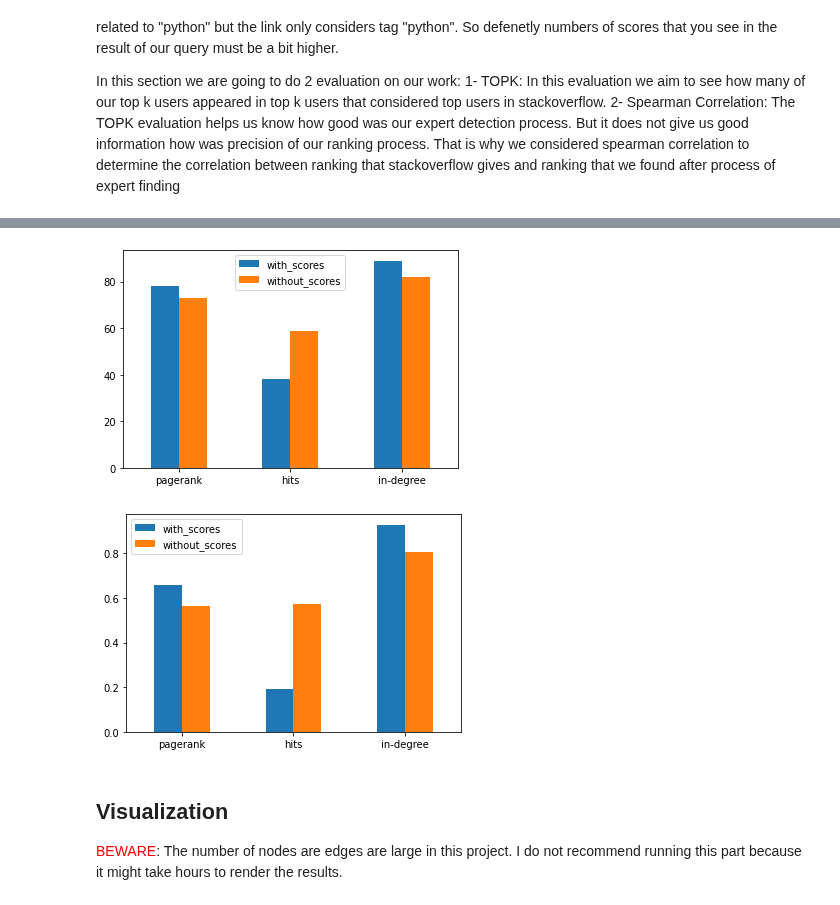
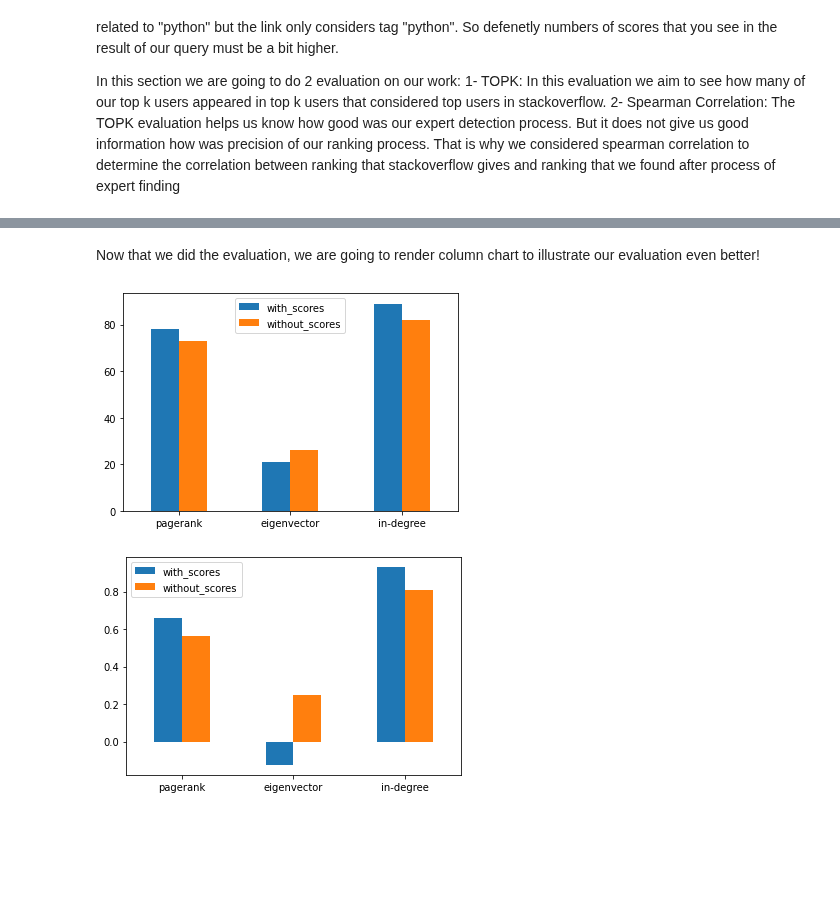
Before and after one commit to behnam7171/SocialWeb, a Jupyter notebook: research_project.ipynb, the cells around one changed output, grey strips where cells are left out. Drawn from its saved outputs; the diff is of its cells as text; code cells hidden in the pictures; blank space fills up the shorter version.

Commit message:
replace hits with eigenvector - renaming variables - extract expert users information

```diff
--- a/research_project.ipynb
+++ b/research_project.ipynb
@@ -299,44 +312,42 @@ Processed 50000 lines =  16:50:18
+# %% [markdown]
+Now that we did the evaluation, we are going to render column chart to illustrate our evaluation even better!
 # %%
 # data to plot
 
 n_groups = 2
 gws_pagerank = sen_rank_evalauation_result*100
-gws_Hits = Hits_Rank_evalauation_result*100
+gws_eigenvector = eigenvector_Rank_evalauation_result*100
 gws_Degree_Centrality = Degree_Centrality_Rank_evalauation_result*100
 
-gwos_pagerank = gwos_sen_rank_evalauation_result*100
-gwos_Hits = gwos_Hits_Rank_evalauation_result*100
+gwos_pagerank = gwos_pagerank_rank_evalauation_result*100
+gwos_eigenvector = gwos_eigenvector_Rank_evalauation_result*100
 gwos_Degree_Centrality = gwos_Degree_Centrality_Rank_evalauation_result*100
 
 # create plot
-speed = [gws_pagerank, gws_Hits, gws_Degree_Centrality]
-lifespan = [gwos_pagerank, gwos_Hits, gwos_Degree_Centrality]
-index = ['pagerank', 'hits', 'in-degree']
+speed = [gws_pagerank, gws_eigenvector, gws_Degree_Centrality]
+lifespan = [gwos_pagerank, gwos_eigenvector, gwos_Degree_Centrality]
+index = ['pagerank', 'eigenvector', 'in-degree']
 df = pd.DataFrame({'with_scores': speed,
                    'without_scores': lifespan}, index=index)
 ax = df.plot.bar(rot=0)
 
 
 n_groups = 2
-gws_pagerank = spearman_evaluation_sen
-gws_Hits = spearman_evaluation_Hits
+gws_pagerank = spearman_evaluation_pagerank
+gws_eigenvector = spearman_evaluation_eigenvector
 gws_Degree_Centrality = spearman_evaluation_Degree_Centrality
 
-gwos_pagerank = gwos_spearman_evaluation_sen
-gwos_Hits = gwos_spearman_evaluation_Hits
+gwos_pagerank = gwos_spearman_evaluation_pagerank
+gwos_eigenvector = gwos_spearman_evaluation_eigenvector
 gwos_Degree_Centrality = gwos_spearman_evaluation_Degree_Centrality
 
-speed = [gws_pagerank, gws_Hits, gws_Degree_Centrality]
-lifespan = [gwos_pagerank, gwos_Hits, gwos_Degree_Centrality]
-index = ['pagerank', 'hits', 'in-degree']
+speed = [gws_pagerank, gws_eigenvector, gws_Degree_Centrality]
+lifespan = [gwos_pagerank, gwos_eigenvector, gwos_Degree_Centrality]
+index = ['pagerank', 'eigenvector', 'in-degree']
 df = pd.DataFrame({'with_scores': speed,
                    'without_scores': lifespan}, index=index)
 ax = df.plot.bar(rot=0)
 # create plot
 # %% [output]
-[figure, old version]
+[figure, new version]
-[figure, old version]
+[figure, new version]
-# %% [markdown]
-## Visualization
-
-<span style="color: red">BEWARE</span>: The number of nodes are edges are large in this project. I do not recommend running this part because it might take hours to render the results.
```
Also changed, not shown: parts of 8 cells of this notebook.
